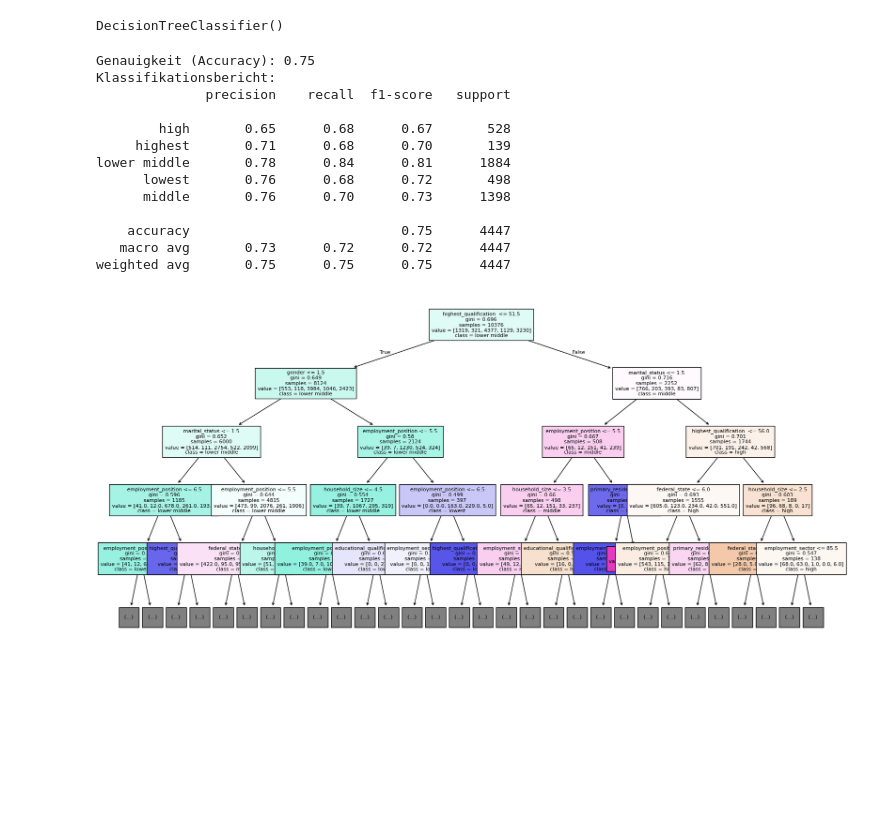
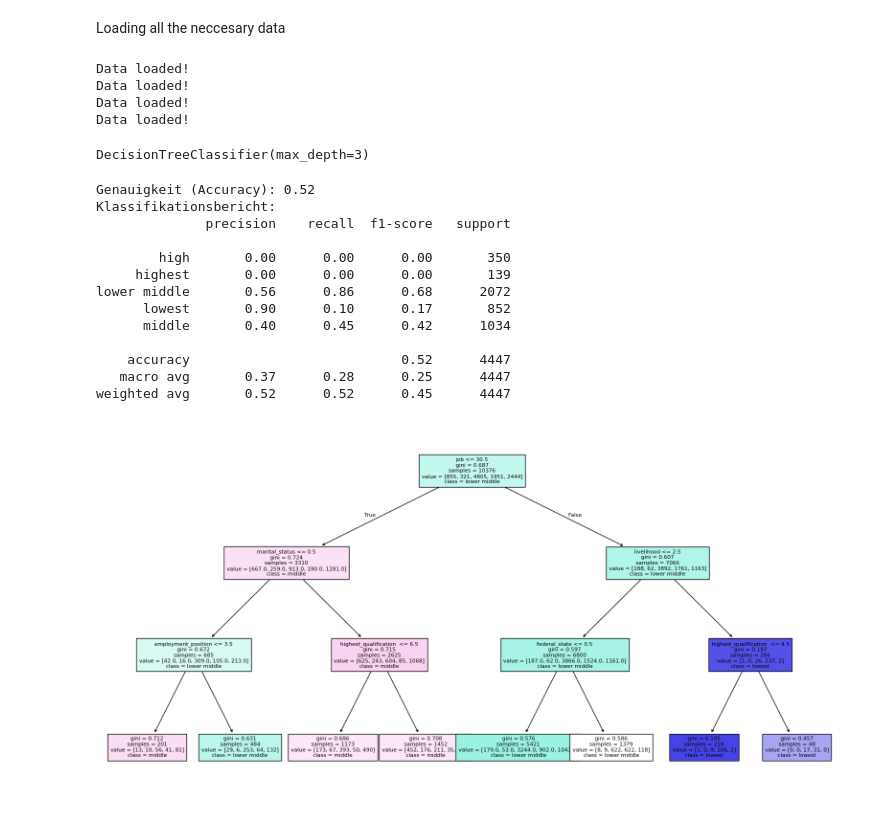
Before and after one commit to metropolisjenensis/Probabilistic-Machine-Learning_lecture-PROJECTS, a Jupyter notebook: projects/13-3NTXXXX_microcensus_income/notebooks/decision_tree.ipynb, the cells around one changed output. Drawn from its saved outputs; the diff is of its cells as text; code cells hidden in the pictures; blank space fills up the shorter version.

```diff
--- a/projects/13-3NTXXXX_microcensus_income/notebooks/decision_tree.ipynb
+++ b/projects/13-3NTXXXX_microcensus_income/notebooks/decision_tree.ipynb
@@ -9,19 +6,26 @@ df = df.drop(columns=["income"])
+# %% [markdown]
+Loading all the neccesary data
+# %%
+X_train = data_load("data/X_train.csv")
+y_train = data_load("data/y_train_clustered.csv")
+
+X_test = data_load("data/X_test.csv")
+y_test = data_load("data/y_test_clustered.csv")
+# %% [output]
+Data loaded!
+Data loaded!
+Data loaded!
+Data loaded!
 # %%
 from sklearn import tree
 from sklearn.model_selection import train_test_split
 
-y = df["income_kmeans_cluster"].copy()
-X = df.drop(columns=["income_kmeans_cluster","job", "livelihood"])
-#X = df[["household_size", "educational_qualification","primary_residence",]]
-X_train, X_test, y_train, y_test = train_test_split(X,y, test_size=0.3, random_state=42)
-
-clf = tree.DecisionTreeClassifier()
-
+clf = tree.DecisionTreeClassifier(max_depth=3)
 clf.fit(X_train,y_train)
 # %% [output]
-DecisionTreeClassifier()
+DecisionTreeClassifier(max_depth=3)
 # %%
-from sklearn.metrics import accuracy_score, classification_report, confusion_matrix
+from sklearn.metrics import accuracy_score, classification_report
 
 y_pred = clf.predict(X_test)
 
@@ -31,29 +35,29 @@ print(f"Genauigkeit (Accuracy): {accuracy:.2f}")
 
 # Classification Report: Precision, Recall, F1-Score
 print("Klassifikationsbericht:")
-print(classification_report(y_test, y_pred))
+print(classification_report(y_test, y_pred, zero_division=0))
 # %% [output]
-Genauigkeit (Accuracy): 0.75
+Genauigkeit (Accuracy): 0.52
 Klassifikationsbericht:
               precision    recall  f1-score   support
 
-        high       0.65      0.68      0.67       528
-     highest       0.71      0.68      0.70       139
-lower middle       0.78      0.84      0.81      1884
-      lowest       0.76      0.68      0.72       498
-      middle       0.76      0.70      0.73      1398
+        high       0.00      0.00      0.00       350
+     highest       0.00      0.00      0.00       139
+lower middle       0.56      0.86      0.68      2072
+      lowest       0.90      0.10      0.17       852
+      middle       0.40      0.45      0.42      1034
 
-    accuracy                           0.75      4447
-   macro avg       0.73      0.72      0.72      4447
-weighted avg       0.75      0.75      0.75      4447
+    accuracy                           0.52      4447
+   macro avg       0.37      0.28      0.25      4447
+weighted avg       0.52      0.52      0.45      4447
 # %%
 fig_size = plt.figure(figsize=(20,10))
 tree.plot_tree(clf,
-               feature_names=X.columns,
+               feature_names=X_train.columns,
                class_names=clf.classes_,
                filled=True,
                fontsize = 8,
                max_depth=4)
 plt.show()
 # %% [output]
-[figure, old version]
+[figure, new version]
```
Also changed, not shown: parts of 2 cells of this notebook, 6 other files.
